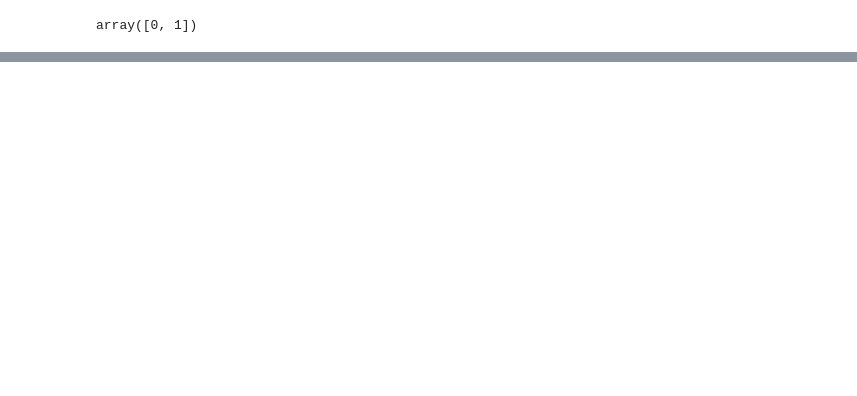
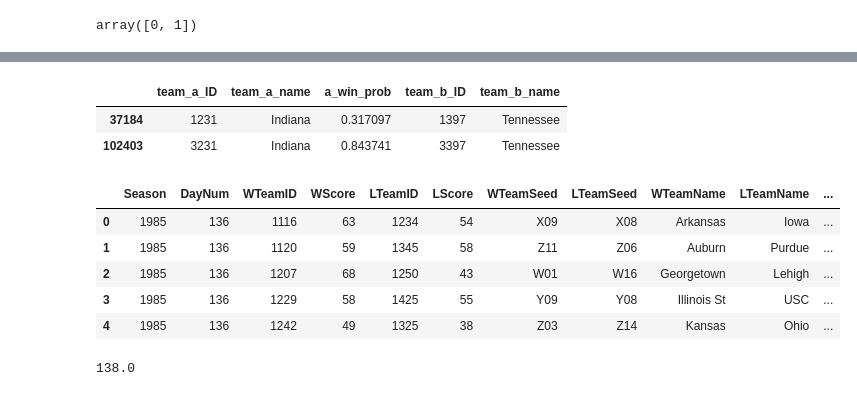
Before and after one commit to akaigraham/main-ML, a Jupyter notebook: march-madness-simulation/notebooks/mm-23.ipynb, the cells around one changed output, grey strips where cells are left out. Cells and saved outputs as stored; diff of their text form; code cells hidden in the pictures; blank space fills up the shorter version.

```diff
--- a/march-madness-simulation/notebooks/mm-23.ipynb
+++ b/march-madness-simulation/notebooks/mm-23.ipynb
@@ -770,0 +818,19 @@ final_submission.to_csv(submit_path/'akg_submission_1.csv', index=False)
+# %%
+lookup_matchup("Indiana", "Tennessee")
+# %% [output]
+|  | team_a_ID | team_a_name | a_win_prob | team_b_ID | team_b_name |
+| 37184 | 1231 | Indiana | 0.317097 | 1397 | Tennessee |
+| 102403 | 3231 | Indiana | 0.843741 | 3397 | Tennessee |
+# %%
+ncaa_results.head()
+# %% [output]
+|  | Season | DayNum | WTeamID | WScore | LTeamID | LScore | WTeamSeed | LTeamSeed | WTeamName | LTeamName | ... |
+| 0 | 1985 | 136 | 1116 | 63 | 1234 | 54 | X09 | X08 | Arkansas | Iowa | ... |
+| 1 | 1985 | 136 | 1120 | 59 | 1345 | 58 | Z11 | Z06 | Auburn | Purdue | ... |
+| 2 | 1985 | 136 | 1207 | 68 | 1250 | 43 | W01 | W16 | Georgetown | Lehigh | ... |
+| 3 | 1985 | 136 | 1229 | 58 | 1425 | 55 | Y09 | Y08 | Illinois St | USC | ... |
+| 4 | 1985 | 136 | 1242 | 49 | 1325 | 38 | Z03 | Z14 | Kansas | Ohio | ... |
+# %%
+ncaa_results['WScore'].median() + ncaa_results['LScore'].median()
+# %% [output]
+138.0
```
Also changed, not shown: parts of 18 cells of this notebook.
